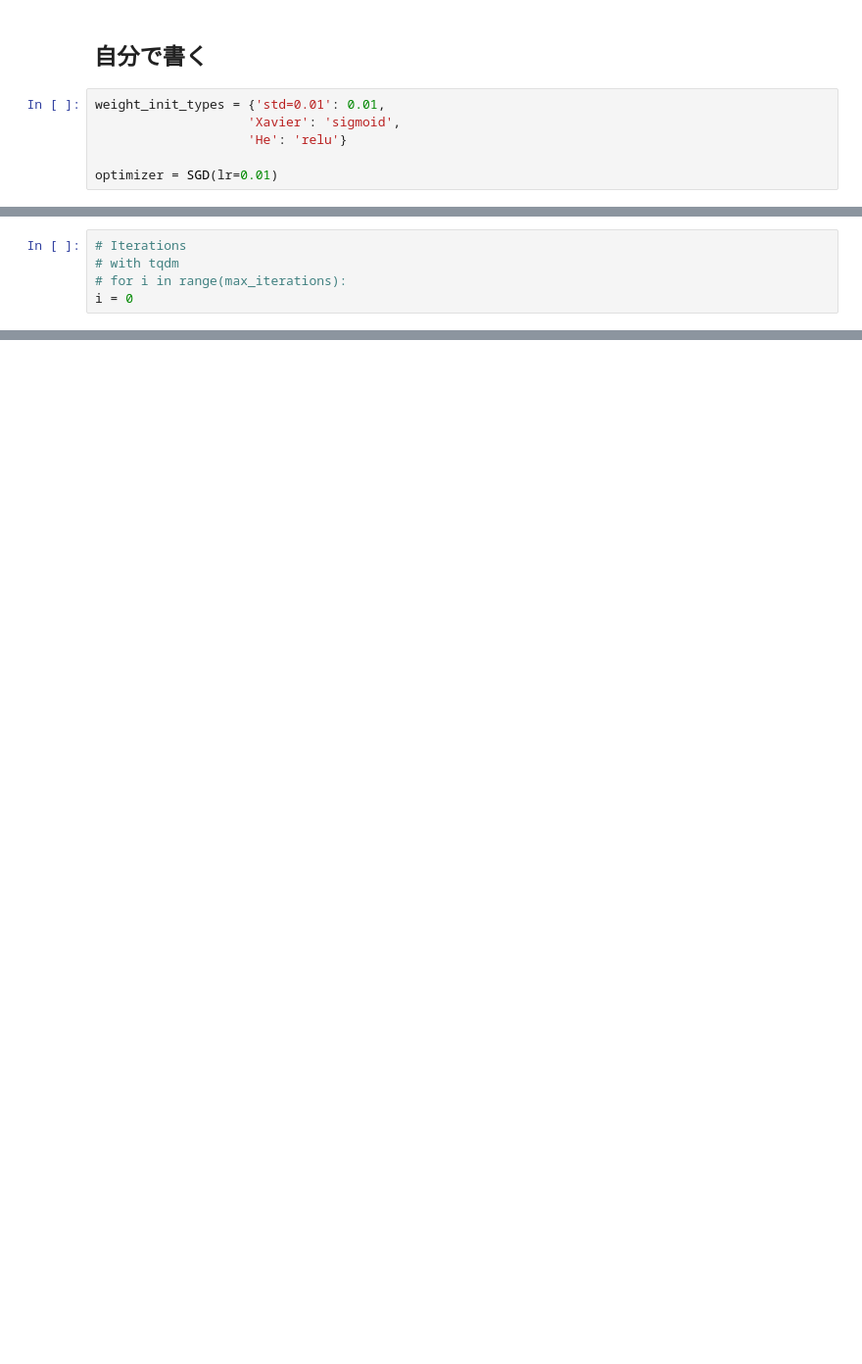
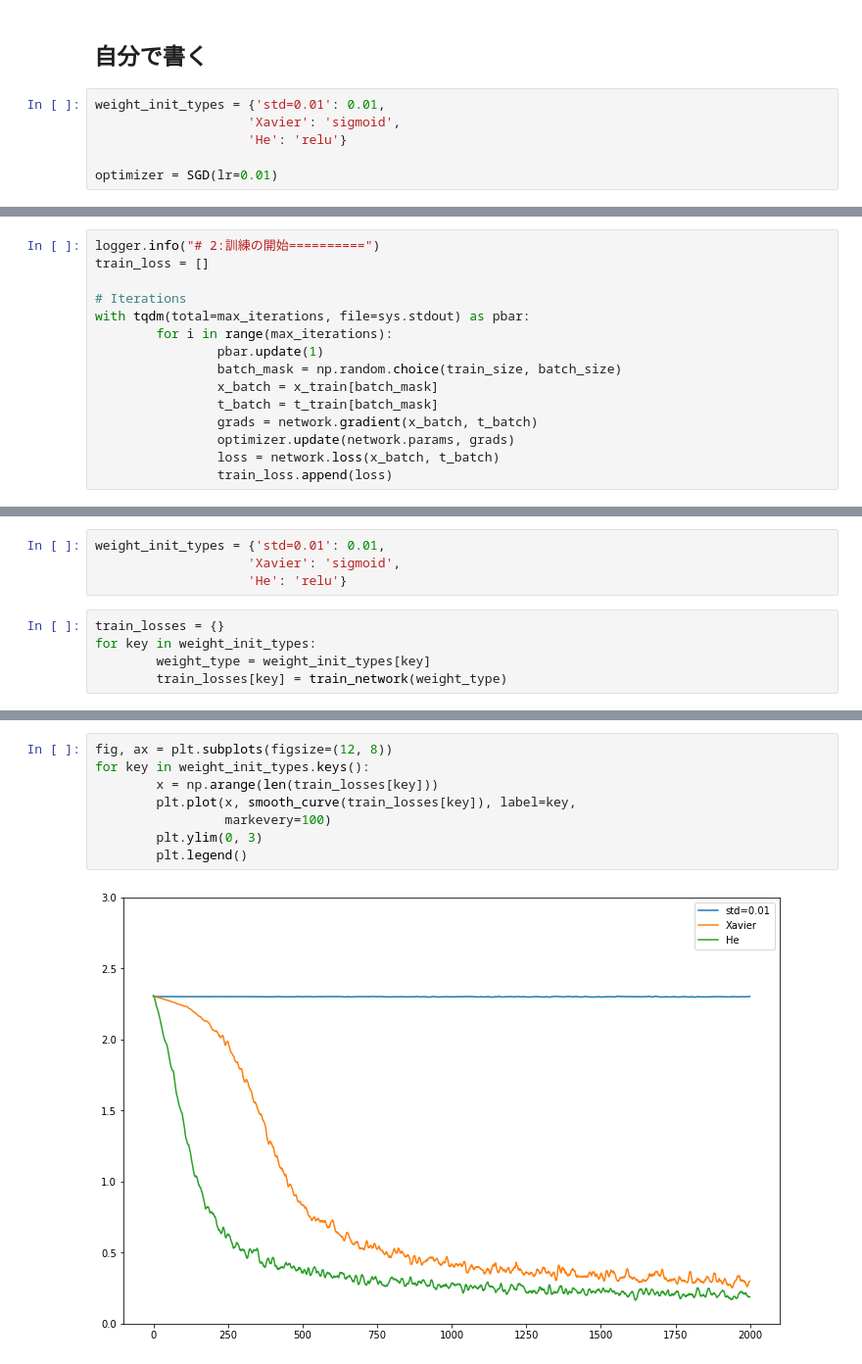
Before and after one commit to banbiossa/deep-learning-from-scrach, a Jupyter notebook: notebooks/0.9_ss_chap6_init_compare_mnist.ipynb, the cells around one changed output, grey strips where cells are left out. Shown at 98% size. Saved outputs shown, nothing was run; the diff lists cells and outputs as text; blank space fills up the shorter version.

```diff
--- a/notebooks/0.9_ss_chap6_init_compare_mnist.ipynb
+++ b/notebooks/0.9_ss_chap6_init_compare_mnist.ipynb
@@ -94,5 +63,0 @@ logger.info("# 2:訓練の開始==========")
-# %%
-# Iterations
-# with tqdm
-# for i in range(max_iterations):
-i = 0
@@ -110,0 +64,15 @@ train_loss.append(loss)
+# %%
+logger.info("# 2:訓練の開始==========")
+train_loss = []
+
+# Iterations
+with tqdm(total=max_iterations, file=sys.stdout) as pbar:
+        for i in range(max_iterations):
+                pbar.update(1)
+                batch_mask = np.random.choice(train_size, batch_size)
+                x_batch = x_train[batch_mask]
+                t_batch = t_train[batch_mask]
+                grads = network.gradient(x_batch, t_batch)
+                optimizer.update(network.params, grads)
+                loss = network.loss(x_batch, t_batch)
+                train_loss.append(loss)
@@ -110,0 +124,9 @@ train_loss.append(loss)
+# %%
+weight_init_types = {'std=0.01': 0.01,
+                    'Xavier': 'sigmoid',
+                    'He': 'relu'}
+# %%
+train_losses = {}
+for key in weight_init_types:
+        weight_type = weight_init_types[key]
+        train_losses[key] = train_network(weight_type)
@@ -110,0 +139,10 @@ train_loss.append(loss)
+# %%
+fig, ax = plt.subplots(figsize=(12, 8))
+for key in weight_init_types.keys():
+        x = np.arange(len(train_losses[key]))
+        plt.plot(x, smooth_curve(train_losses[key]), label=key,
+                 markevery=100)
+        plt.ylim(0, 3)
+        plt.legend()
+# %% [output]
+[figure, added]
```
Also changed, not shown: parts of 18 cells of this notebook, 2 other files.
